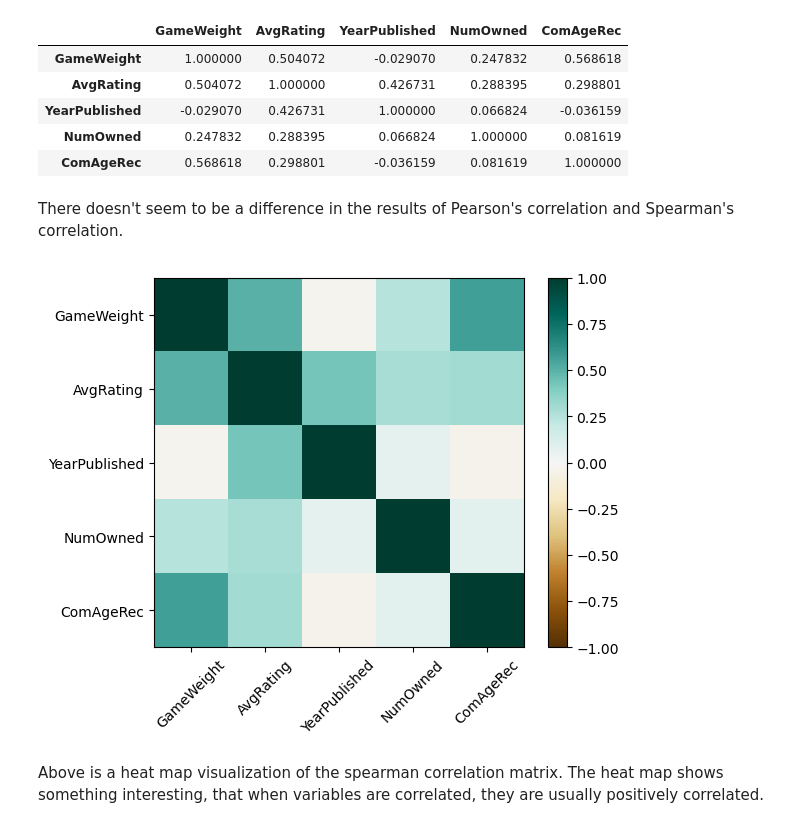
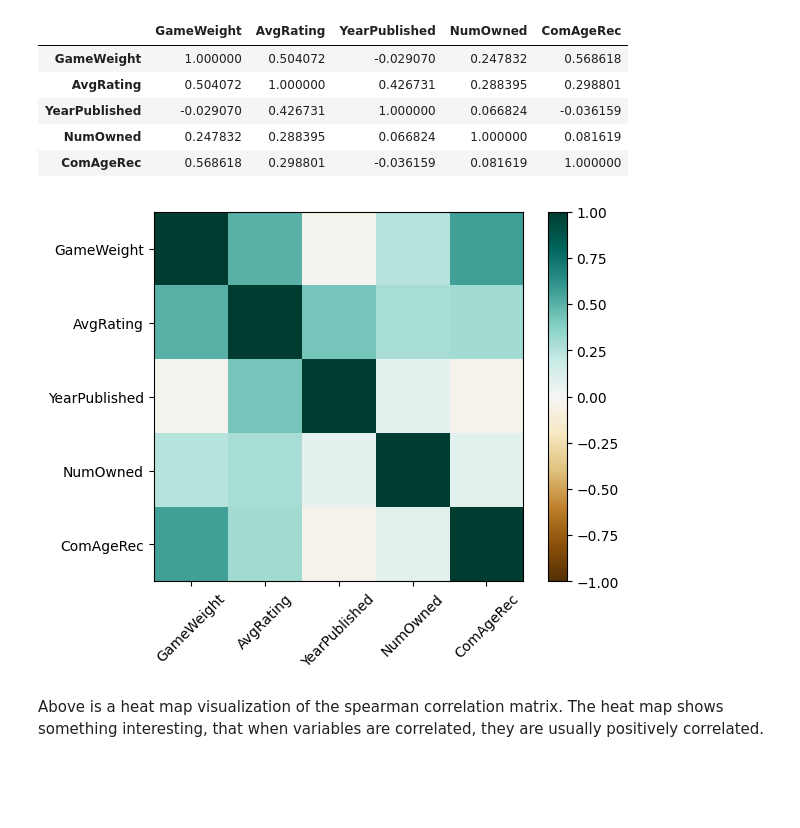
Before and after one commit to svcheng/CSMODEL-Project, a Jupyter notebook: CSMODEL-Project-S11-Group2/project.ipynb, the cells around one changed output. Saved outputs shown, nothing was run; the diff lists cells and outputs as text; code cells hidden in the pictures; blank space fills up the shorter version.

```diff
--- a/CSMODEL-Project-S11-Group2/project.ipynb
+++ b/CSMODEL-Project-S11-Group2/project.ipynb
@@ -311,5 +315,7 @@ games['ComAgeRec'].isna().sum()
 0
 # %% [markdown]
 # Exploratory Data Analysis
+# %%
+relevant_features = [col for col in games.columns[2:]]
 # %% [markdown]
 ### Which variables have outliers?
@@ -469,5 +461,5 @@ pearson_matrix
 # %%
-spearman_matrix = games[plot_vars].corr(method='spearman')
+spearman_matrix = games[relevant_features].corr(method='spearman')
 spearman_matrix
 # %% [output]
 |  | GameWeight | AvgRating | YearPublished | NumOwned | ComAgeRec |
@@ -476,17 +468,15 @@ spearman_matrix
 | YearPublished | -0.029070 | 0.426731 | 1.000000 | 0.066824 | -0.036159 |
 | NumOwned | 0.247832 | 0.288395 | 0.066824 | 1.000000 | 0.081619 |
 | ComAgeRec | 0.568618 | 0.298801 | -0.036159 | 0.081619 | 1.000000 |
-# %% [markdown]
-There doesn't seem to be a difference in the results of Pearson's correlation and Spearman's correlation.
 # %%
 plt.imshow(spearman_matrix, cmap='BrBG', vmin=-1, vmax=1)
-plt.xticks(np.arange(0., len(plot_vars), 1), labels=plot_vars, rotation=45)
-plt.yticks(np.arange(0., len(plot_vars), 1), labels=plot_vars)
+plt.xticks(np.arange(0., len(relevant_features), 1), labels=relevant_features, rotation=45)
+plt.yticks(np.arange(0., len(relevant_features), 1), labels=relevant_features)
 plt.colorbar()
 
 plt.show()
 # %% [output]
-[figure, old version]
+[figure, new version]
 # %% [markdown]
 Above is a heat map visualization of the spearman correlation matrix. The heat map shows something interesting, that when variables are correlated, they are usually positively correlated.
 # %% [markdown]
```
Also changed, not shown: parts of 37 cells of this notebook.
